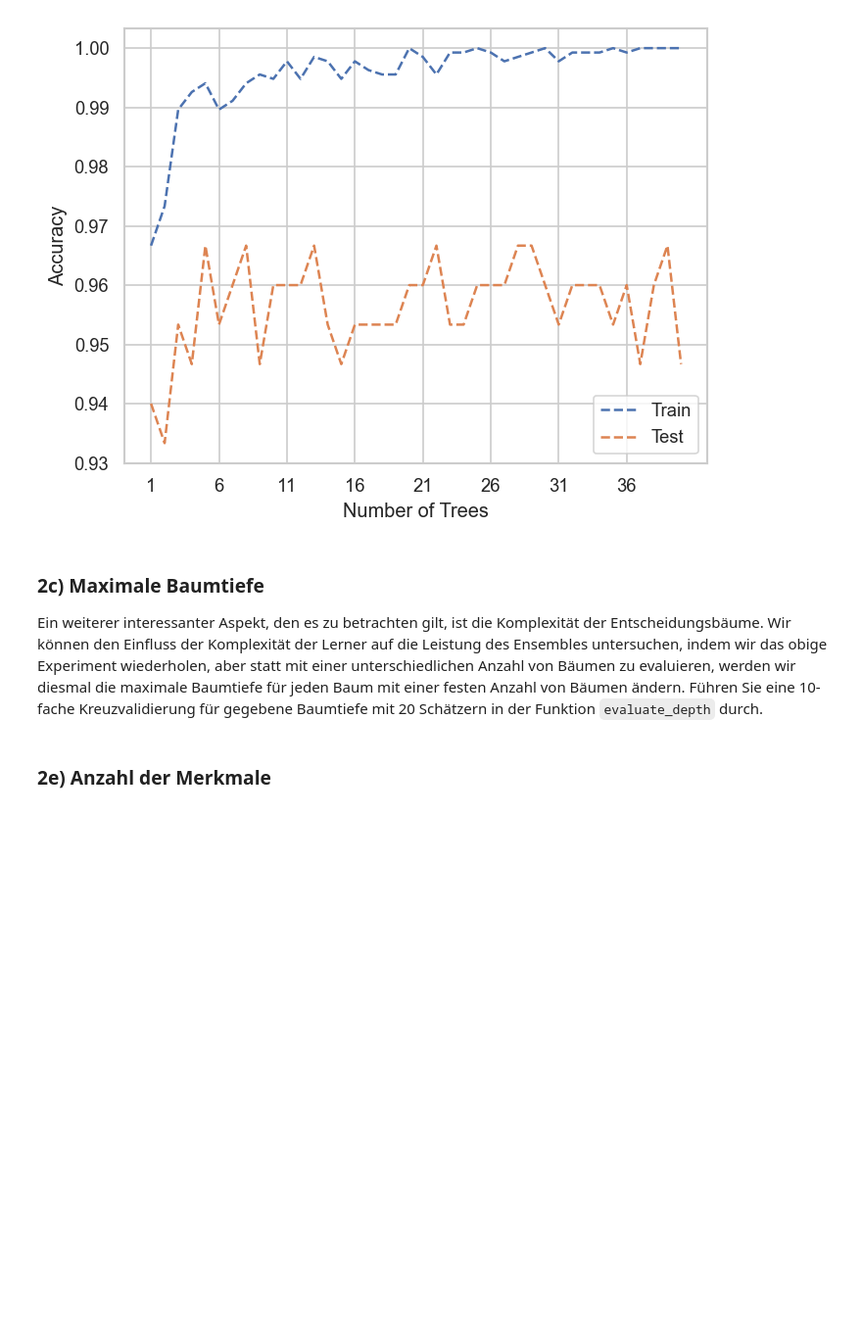
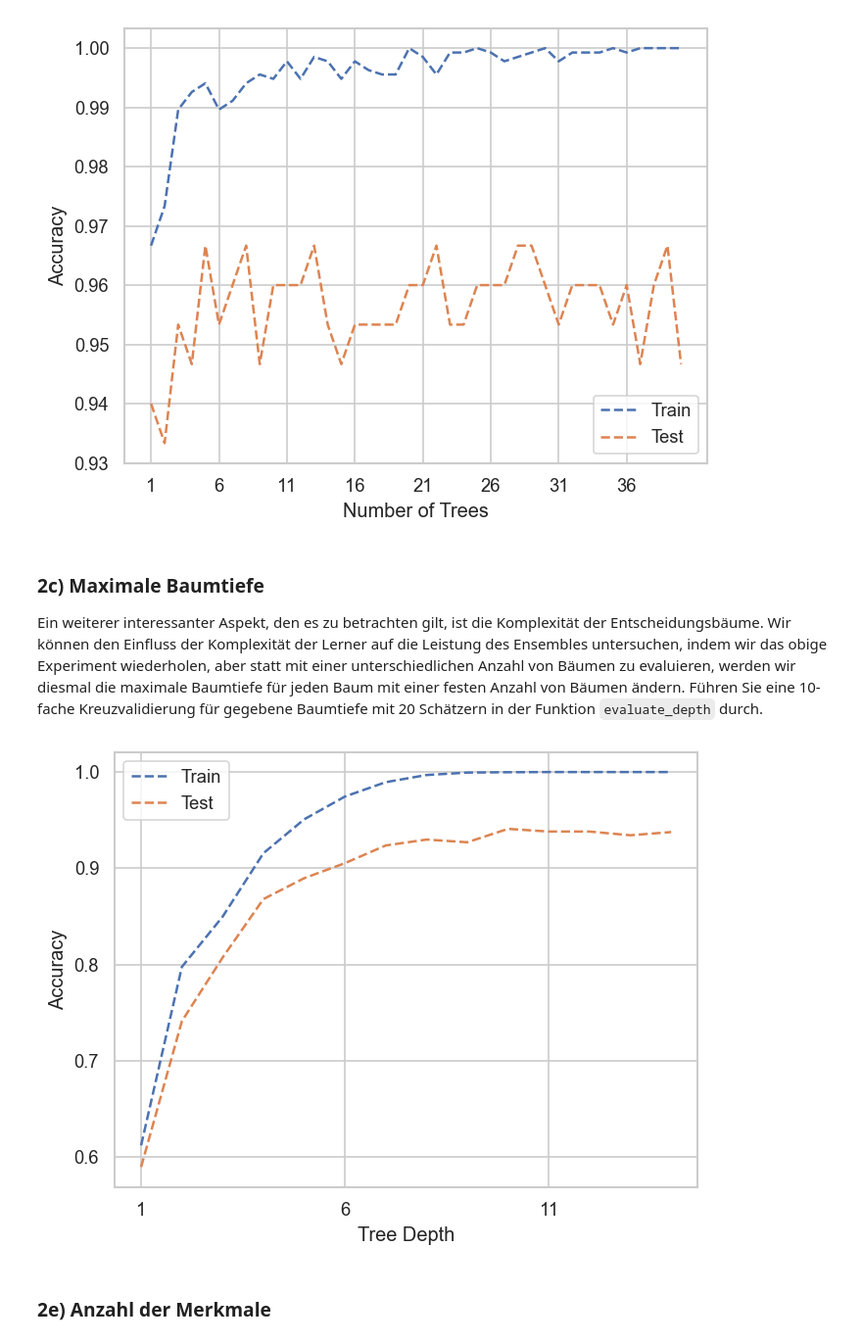
Before and after one commit to dissgod99/Data-Mining-and-Machine-Learning-SS23, a Jupyter notebook: H5_Random_Forest/05_Vorlage.ipynb, the cells around one changed output. Shown: that part at 98% size. Drawn from its saved outputs; the diff is of its cells as text; code cells hidden in the pictures; blank space fills up the shorter version.

Commit message:
evaluate RandomForestClassifier based on max_depth

```diff
--- a/H5_Random_Forest/05_Vorlage.ipynb
+++ b/H5_Random_Forest/05_Vorlage.ipynb
@@ -293,18 +293,30 @@ Führen Sie eine 10-fache Kreuzvalidierung für gegebene Baumtiefe mit 20 Schät
 # %%
 def evaluate_depth(X: np.ndarray, y: np.ndarray, depth: int) -> tuple[float, float]:
     """Run 10 fold cross-validation of the model for a given tree depth and returns the
     mean train and test score."""
-    raise NotImplementedError("FILL IN")
+
+    clf_rf = RandomForestClassifier(n_estimators=20, max_depth=depth)
+    scores = cross_validate(
+        estimator=clf_rf,
+        X=X,
+        y=y,
+        scoring="accuracy",
+        cv=10,
+        return_train_score=True
+    )
+    return np.mean(scores["train_score"]), np.mean(scores["test_score"])
 
 
 X, y = load_digits(return_X_y=True)
 # Define interval
 depths = range(1, 15)
 
 # Evaluate interval
 accuracies_depths = np.array([evaluate_depth(X, y, d) for d in tqdm(depths)])
 # Plot results
 plot_accuracy(depths, accuracies_depths, "Tree Depth")
+# %% [output]
+[figure, added]
 # %% [markdown]
 ### 2e) Anzahl der Merkmale
 # %% [markdown]
```
